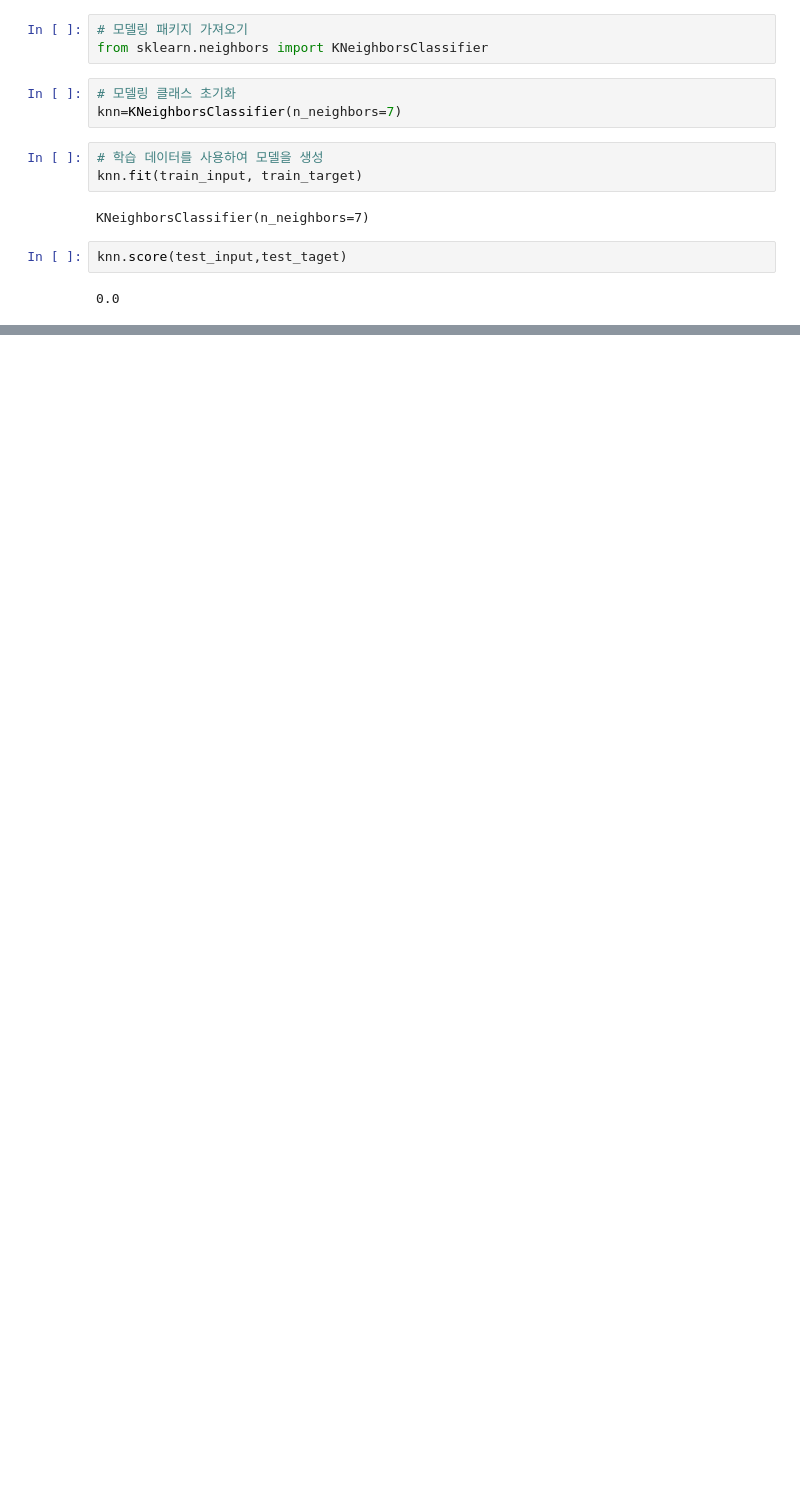
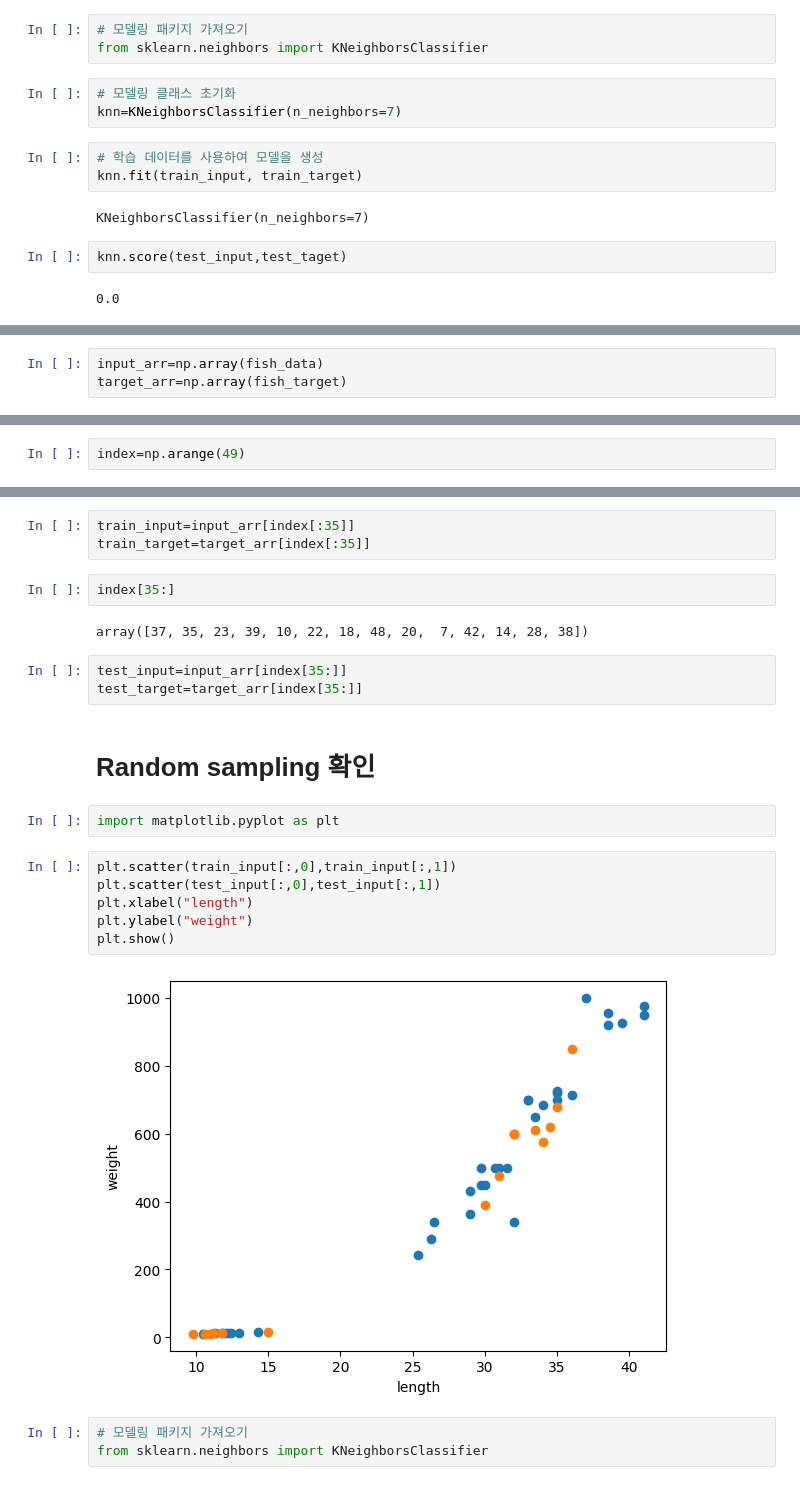
Before and after one commit to JHONEY-076/Machine_Learning, a Jupyter notebook: dataset/Lecture3.ipynb, the cells around one changed output, grey strips where cells are left out. Saved outputs shown, nothing was run; the diff lists cells and outputs as text; blank space fills up the shorter version.

```diff
--- a/dataset/Lecture3.ipynb
+++ b/dataset/Lecture3.ipynb
@@ -99,0 +105,3 @@ knn.score(test_input,test_taget)
+# %%
+input_arr=np.array(fish_data)
+target_arr=np.array(fish_target)
@@ -99,0 +110,2 @@ knn.score(test_input,test_taget)
+# %%
+index=np.arange(49)
@@ -99,0 +120,25 @@ knn.score(test_input,test_taget)
+# %%
+train_input=input_arr[index[:35]]
+train_target=target_arr[index[:35]]
+# %%
+index[35:]
+# %% [output]
+array([37, 35, 23, 39, 10, 22, 18, 48, 20,  7, 42, 14, 28, 38])
+# %%
+test_input=input_arr[index[35:]]
+test_target=target_arr[index[35:]]
+# %% [markdown]
+# Random sampling 확인
+# %%
+import matplotlib.pyplot as plt
+# %%
+plt.scatter(train_input[:,0],train_input[:,1])
+plt.scatter(test_input[:,0],test_input[:,1])
+plt.xlabel("length")
+plt.ylabel("weight")
+plt.show()
+# %% [output]
+[figure, added]
+# %%
+# 모델링 패키지 가져오기
+from sklearn.neighbors import KNeighborsClassifier
```
Also changed, not shown: parts of 46 cells of this notebook.
